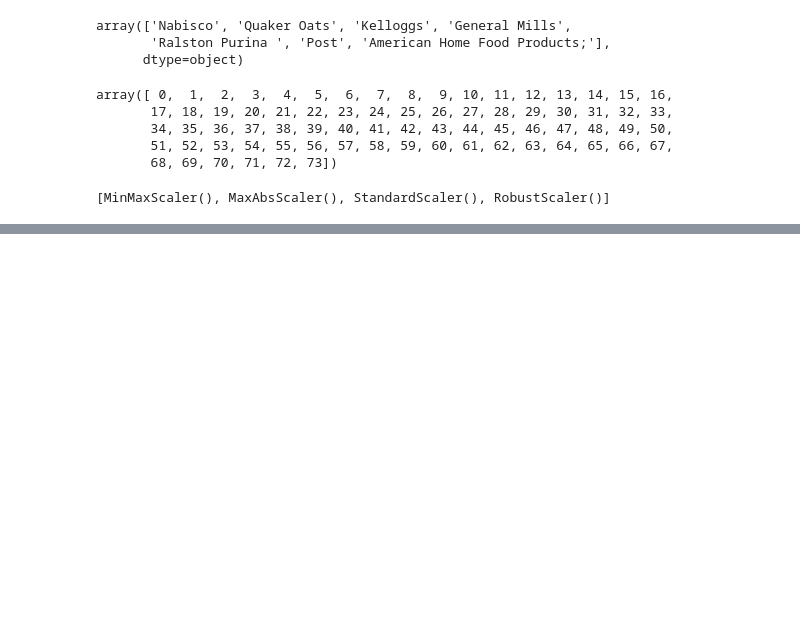
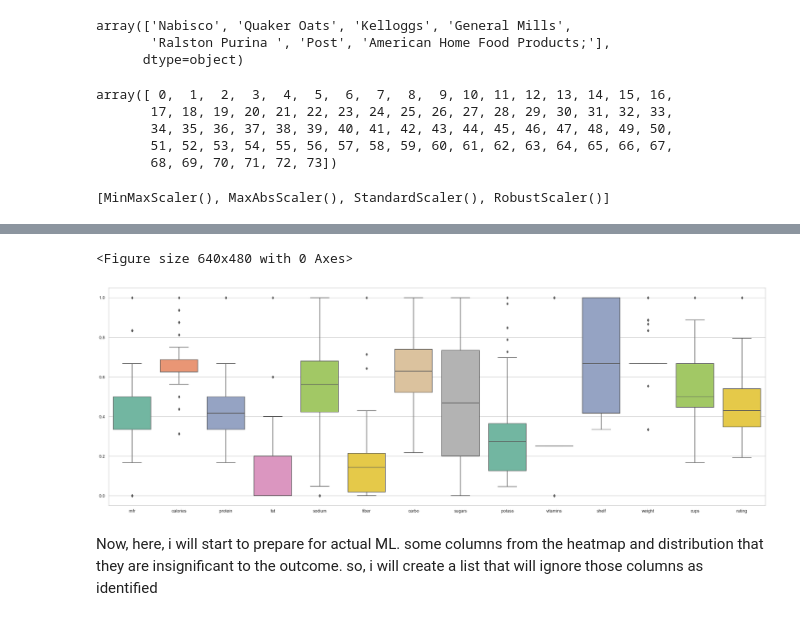
Before and after one commit to sabitijoel/machineLearning, a Jupyter notebook: joels.ipynb, the cells around one changed output, grey strips where cells are left out. Cells and saved outputs as stored; diff of their text form; code cells hidden in the pictures; blank space fills up the shorter version.

```diff
--- a/joels.ipynb
+++ b/joels.ipynb
@@ -885,0 +889,9 @@ NameError: name 'scaled_data' is not defined
+# %%
+plt.suptitle('Normalization with the selecte scaler', fontsize='xx-large')
+plt.figure(figsize=(30, 10))
+_ = sns.boxplot(data=preferred_scaled_data, orient="v", palette="Set2")
+# %% [output]
+<Figure size 640x480 with 0 Axes>
+[figure, added]
+# %% [markdown]
+Now, here, i will start to prepare for actual ML. some columns from the heatmap and distribution that they are insignificant to the outcome. so, i will create a list that will ignore those columns as identified
```
Also changed, not shown: parts of 23 cells of this notebook.
